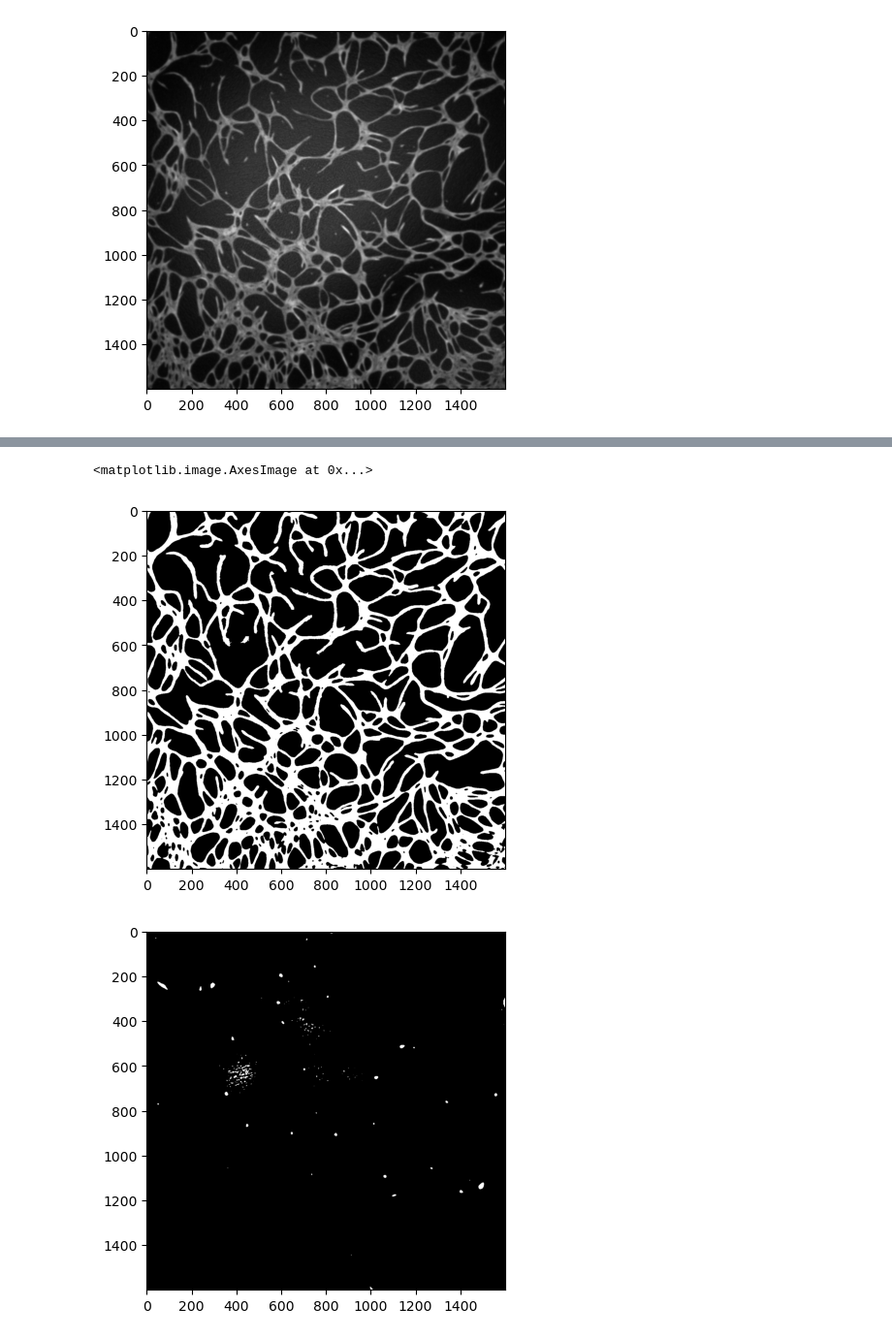
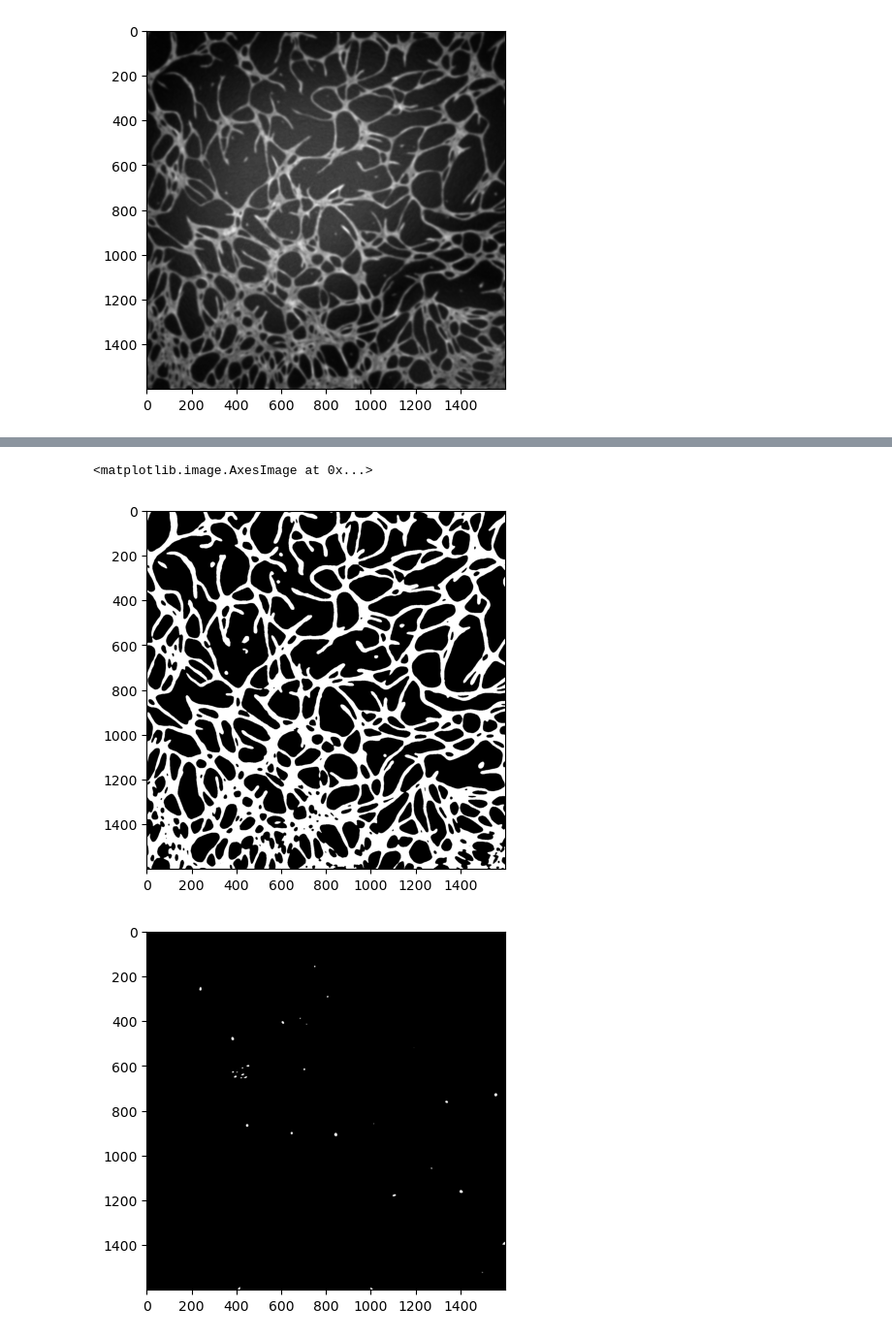
Before and after one commit to HarryKrek/Vascular-Tool, a Jupyter notebook: tester.ipynb, the cells around one changed output, grey strips where cells are left out. Shown at 97% size. Saved outputs shown, nothing was run; the diff lists cells and outputs as text; code cells hidden in the pictures.

```diff
--- a/tester.ipynb
+++ b/tester.ipynb
@@ -12,5 +13,6 @@ import numba
 # %%
-PATH = "//shares01.rdm.uq.edu.au/HKUG2023-A10939/20230304_075556_96 wel plate_2D co culture_ HAEC P2_ASC52 P8_20230303_4X_TIME LAPSE/WellC6/F2/MyExperiment_Wellc6_F2_000785.tif"
+# os.chdir("//shares01.rdm.uq.edu.au/HKUG2023-A10939")
+PATH = "\\\\shares01.rdm.uq.edu.au\\HKUG2023-A10939\\20230304_075556_96 wel plate_2D co culture_ HAEC P2_ASC52 P8_20230303_4X_TIME LAPSE\\WellC6\\F2\\MyExperiment_Wellc6_F2_000785.tif"
 img = io.imread(PATH)
 imgGrey = rgb2gray(img)
 plt.imshow(img)
@@ -22,7 +24,7 @@ plt.imshow(imgGrey, cmap='gray')
 [figure]
 # %%
 #Apply small gaussian blur
-sigma = 2
+sigma = 3.5
 blurred = gaussian(imgGrey, sigma=(sigma, sigma), truncate=3.5, channel_axis=-1)
 plt.figure()
 plt.imshow(blurred, cmap = 'gray')
@@ -46,11 +48,11 @@ plt.imshow(bw, cmap = 'gray')
 # %%
 #Get rid of small areas
-ensmallend = remove_small_objects(bw, min_size = 600, connectivity=8)
+ensmallend = remove_small_objects(bw, min_size = 160, connectivity=8)
 plt.imshow(ensmallend, cmap = 'gray')
 diff = bw ^ ensmallend
 plt.figure()
 plt.imshow(diff, cmap='gray')
 # %% [output]
 <matplotlib.image.AxesImage at 0x...>
-[figure, old version]
+[figure, new version]
-[figure, old version]
+[figure, new version]
```
Also changed, not shown: parts of 12 cells of this notebook.
